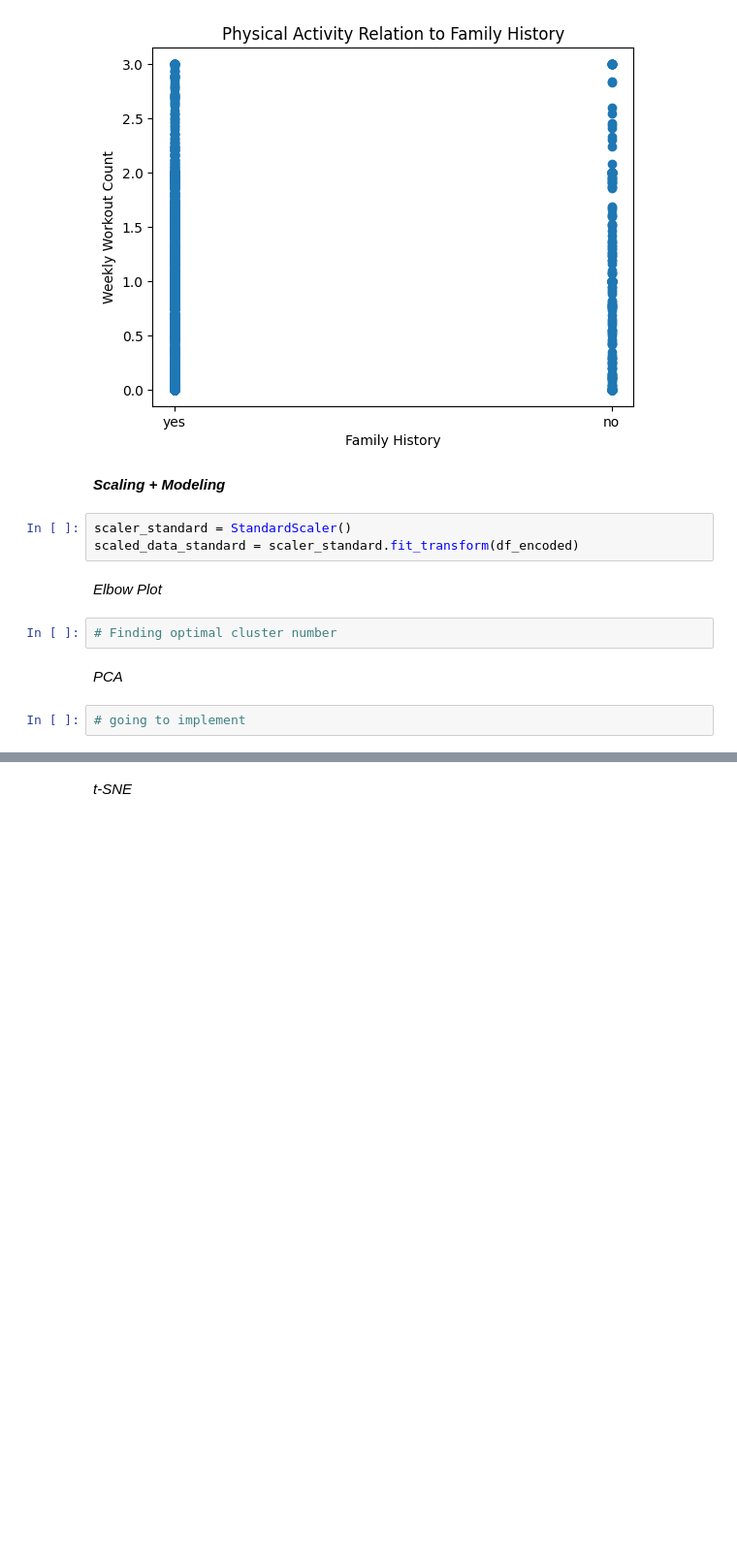
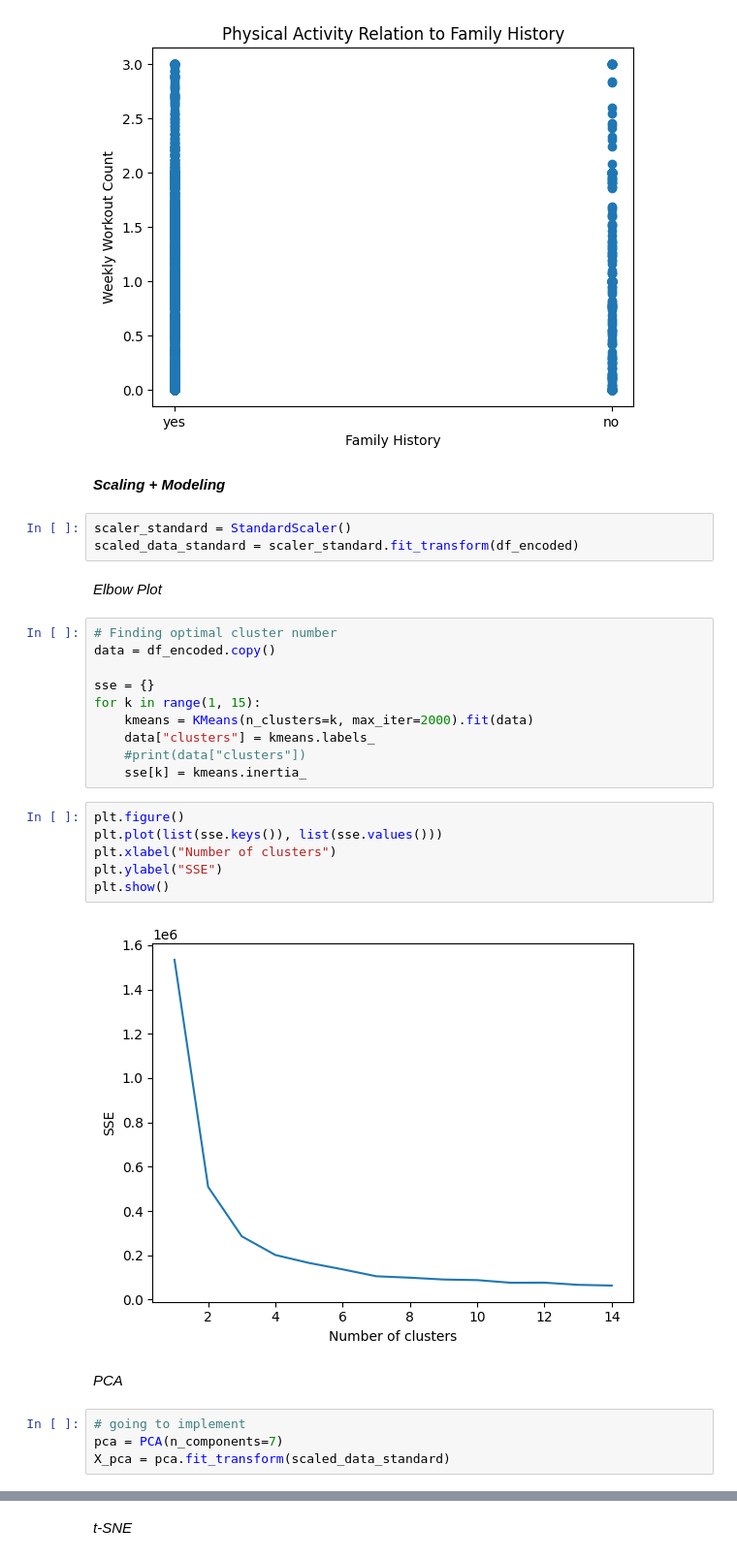
Before and after one commit to joliebao/TCS-Data-Science-Obesity, a Jupyter notebook: TCS_DataScience_Obesity.ipynb, the cells around one changed output, grey strips where cells are left out. Shown at 97% size. Cells and saved outputs as stored; diff of their text form; blank space fills up the shorter version.

```diff
--- a/TCS_DataScience_Obesity.ipynb
+++ b/TCS_DataScience_Obesity.ipynb
@@ -546,9 +546,27 @@ scaler_standard = StandardScaler()
 scaled_data_standard = scaler_standard.fit_transform(df_encoded)
 # %% [markdown]
 *Elbow Plot*
-# %%
-# Finding optimal cluster number
+# %%
+# Finding optimal cluster number
+data = df_encoded.copy()
+
+sse = {}
+for k in range(1, 15):
+    kmeans = KMeans(n_clusters=k, max_iter=2000).fit(data)
+    data["clusters"] = kmeans.labels_
+    #print(data["clusters"])
+    sse[k] = kmeans.inertia_
+# %%
+plt.figure()
+plt.plot(list(sse.keys()), list(sse.values()))
+plt.xlabel("Number of clusters")
+plt.ylabel("SSE")
+plt.show()
+# %% [output]
+[figure, added]
 # %% [markdown]
 *PCA*
 # %%
 # going to implement
+pca = PCA(n_components=7)
+X_pca = pca.fit_transform(scaled_data_standard)
```
Also changed, not shown: parts of 6 cells of this notebook.
